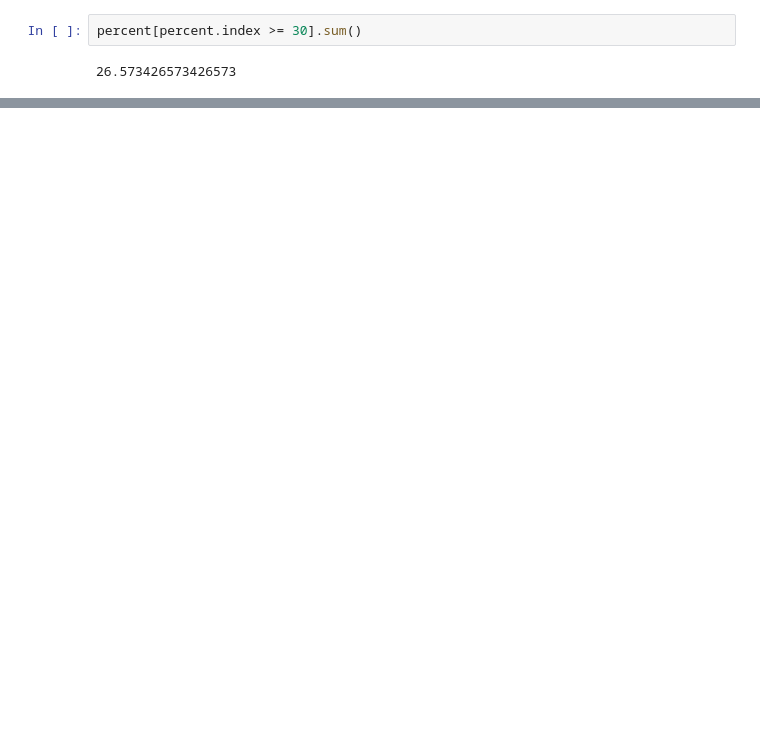
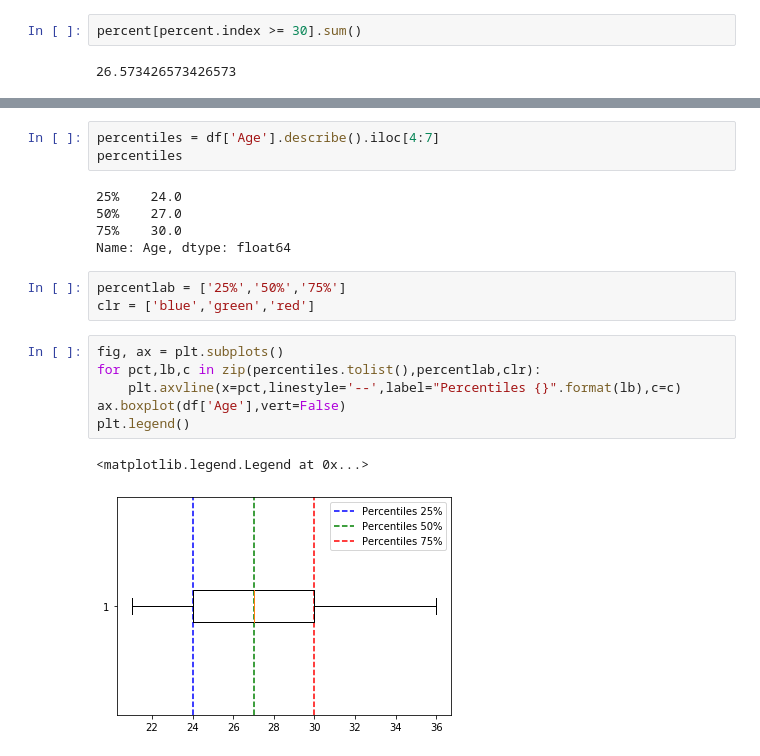
Before and after one commit to dnlsyfq/py_statistics, a Jupyter notebook: StatisticsChap2.ipynb, the cells around one changed output, grey strips where cells are left out. Saved outputs shown, nothing was run; the diff lists cells and outputs as text; blank space fills up the shorter version.

```diff
--- a/StatisticsChap2.ipynb
+++ b/StatisticsChap2.ipynb
@@ -176,0 +248,20 @@ percent[percent.index <= 23].sum()
+# %%
+percentiles = df['Age'].describe().iloc[4:7]
+percentiles
+# %% [output]
+25%    24.0
+50%    27.0
+75%    30.0
+Name: Age, dtype: float64
+# %%
+percentlab = ['25%','50%','75%']
+clr = ['blue','green','red']
+# %%
+fig, ax = plt.subplots()
+for pct,lb,c in zip(percentiles.tolist(),percentlab,clr):
+    plt.axvline(x=pct,linestyle='--',label="Percentiles {}".format(lb),c=c)
+ax.boxplot(df['Age'],vert=False)
+plt.legend()
+# %% [output]
+<matplotlib.legend.Legend at 0x...>
+[figure, added]
```
Also changed, not shown: parts of 24 cells of this notebook, 1 other file.
